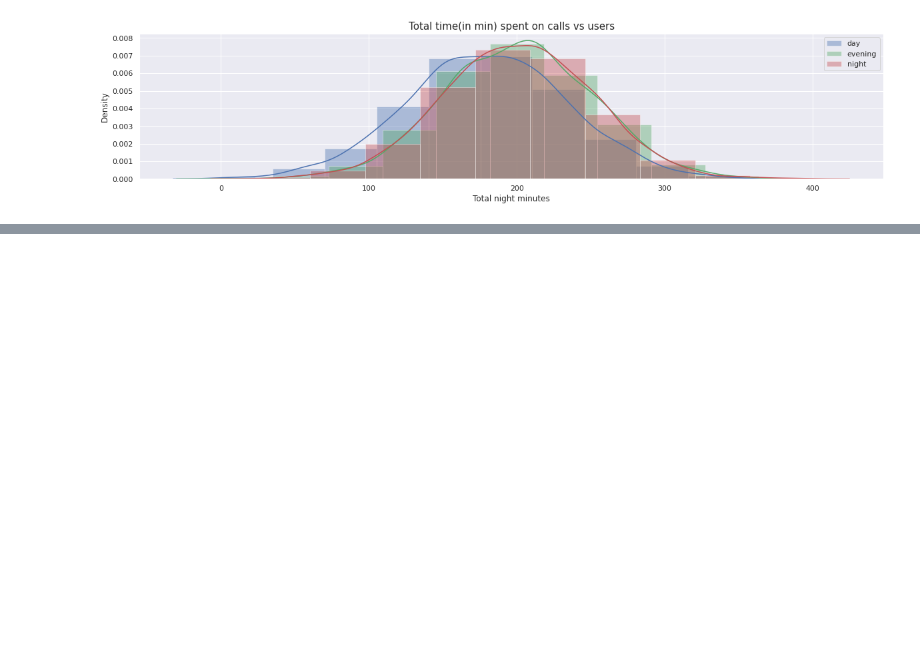
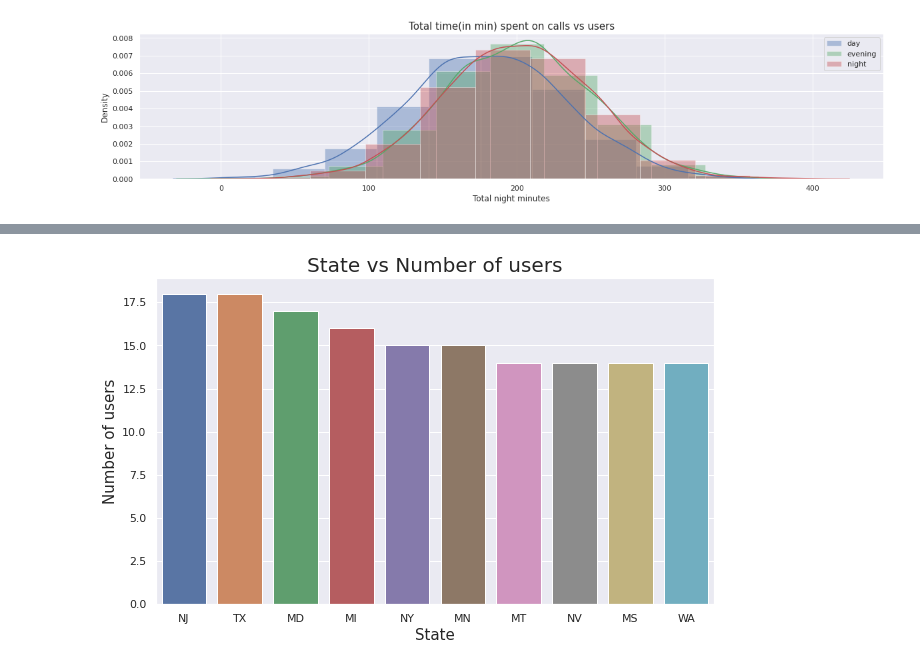
Before and after one commit to Ruchika810/EDA-Telecom-Churn, a Jupyter notebook: EDA_Notebook.ipynb, the cells around one changed output, grey strips where cells are left out. Saved outputs shown, nothing was run; the diff lists cells and outputs as text; code cells hidden in the pictures; blank space fills up the shorter version.

```diff
--- a/EDA_Notebook.ipynb
+++ b/EDA_Notebook.ipynb
@@ -206,0 +249,14 @@ plt.show()
+# %%
+#Creating a new dataframe with data of  churn column
+df_churn = df[df['Churn']==True]
+# %%
+#Barplot of State vs Number of users
+fig_dims=(10,6)
+fig,ax = plt.subplots(figsize=fig_dims)
+sns.barplot(df_churn['State'].value_counts()[:10].keys(),df_churn['State'].value_counts()[:10])
+ax.set_xlabel('State',size=15)
+ax.set_ylabel('Number of users',size=15)
+ax.set_title('State vs Number of users',size=20)
+plt.show()
+# %% [output]
+[figure, added]
```
Also changed, not shown: parts of 13 cells of this notebook.
